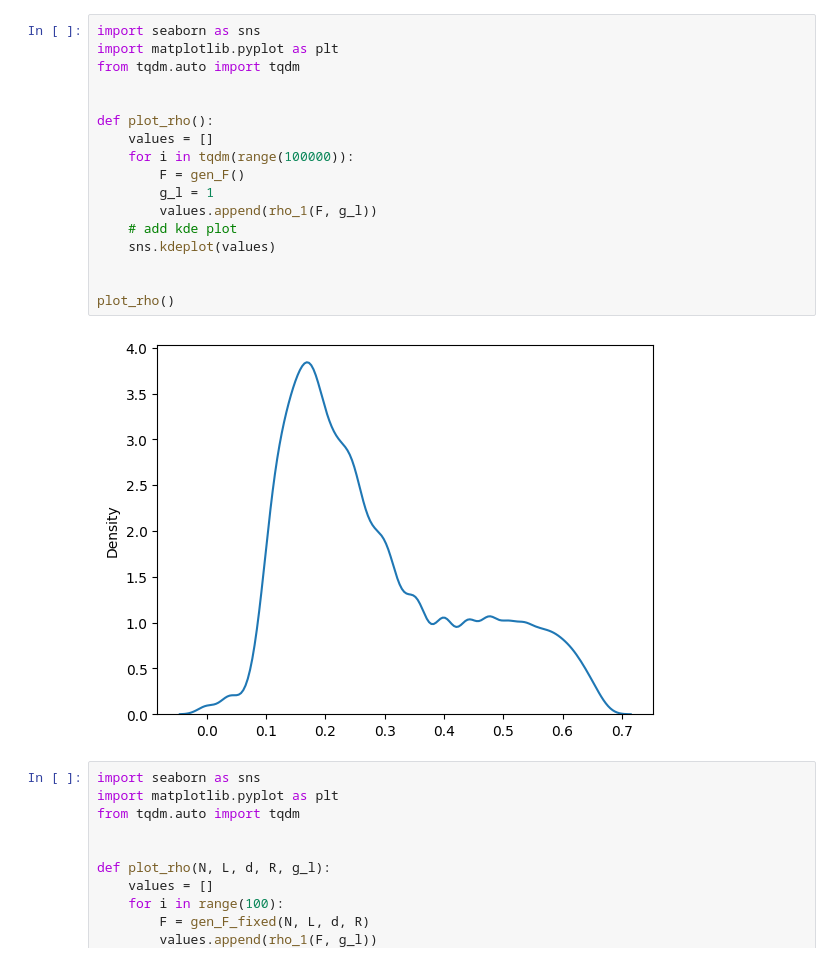
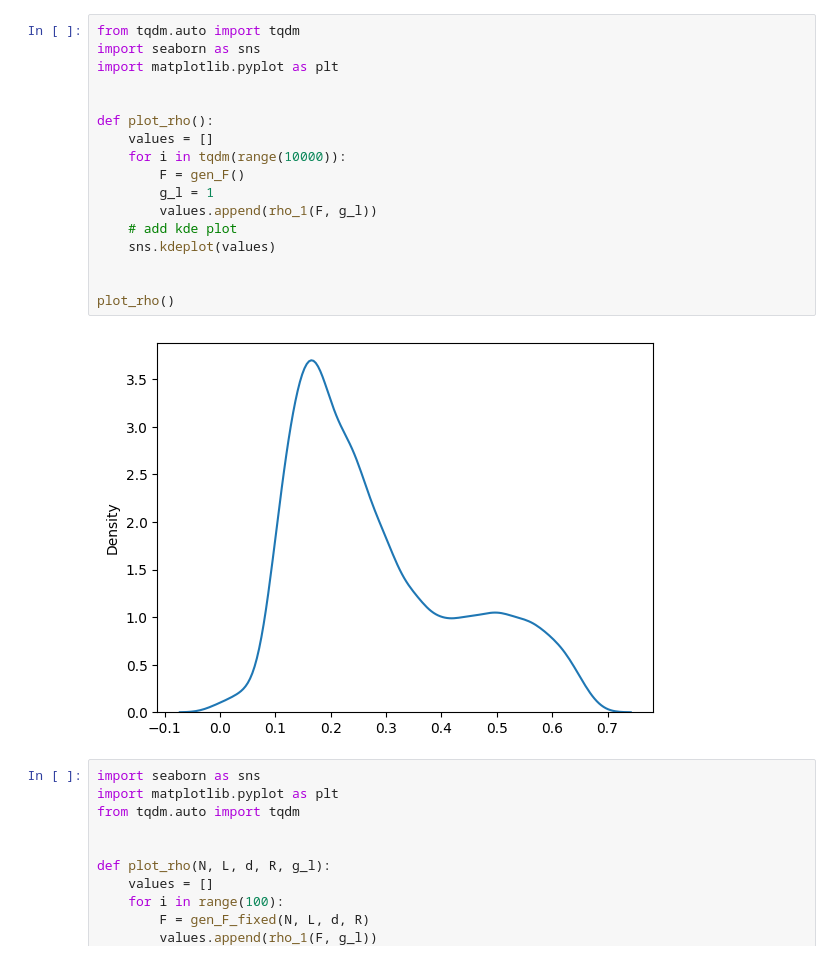
Before and after one commit to PankevichSergey/btl, a Jupyter notebook: exp.ipynb, the cells around one changed output. Saved outputs shown, nothing was run; the diff lists cells and outputs as text.

```diff
--- a/exp.ipynb
+++ b/exp.ipynb
@@ -87,22 +248,22 @@ def rho_1(F: np.ndarray, g_l: float) -> float:
 # %%
+from tqdm.auto import tqdm
 import seaborn as sns
 import matplotlib.pyplot as plt
-from tqdm.auto import tqdm
 
 
 def plot_rho():
     values = []
-    for i in tqdm(range(100000)):
+    for i in tqdm(range(10000)):
         F = gen_F()
         g_l = 1
         values.append(rho_1(F, g_l))
     # add kde plot
     sns.kdeplot(values)
 
 
 plot_rho()
 # %% [output]
-[figure, old version]
+[figure, new version]
 # %%
 import seaborn as sns
 import matplotlib.pyplot as plt
```
Also changed, not shown: parts of 10 cells of this notebook, 5 other files.
